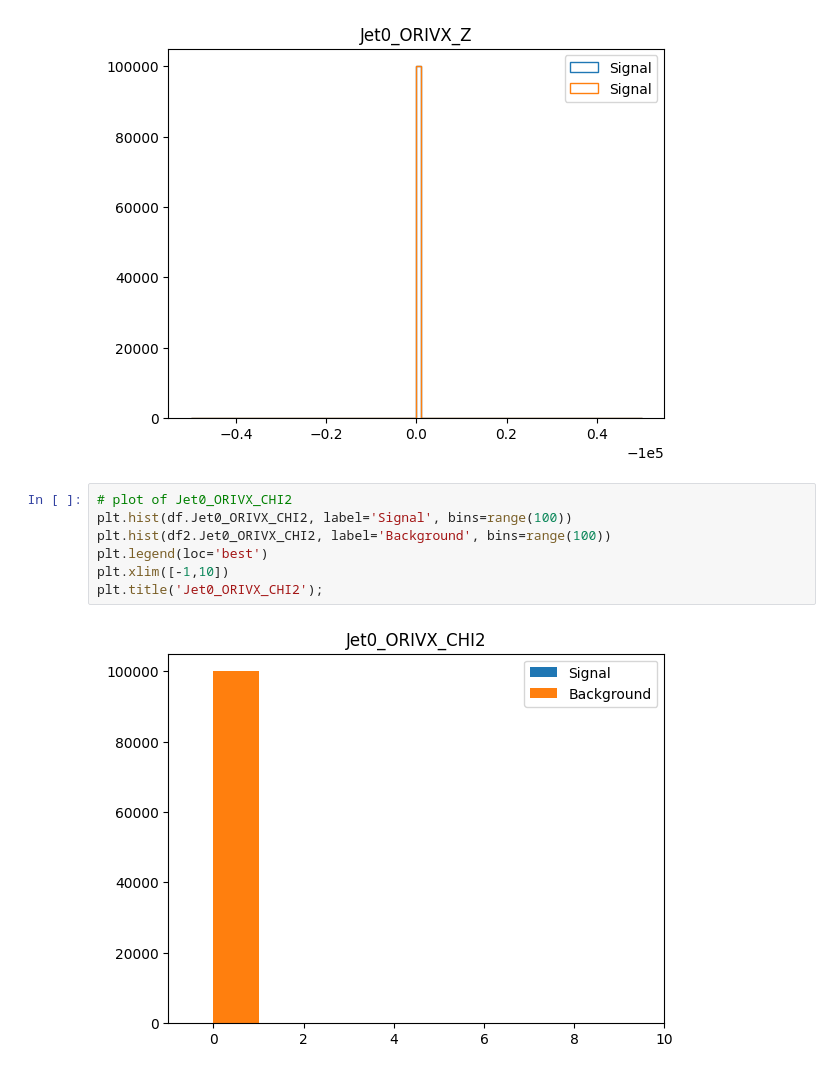
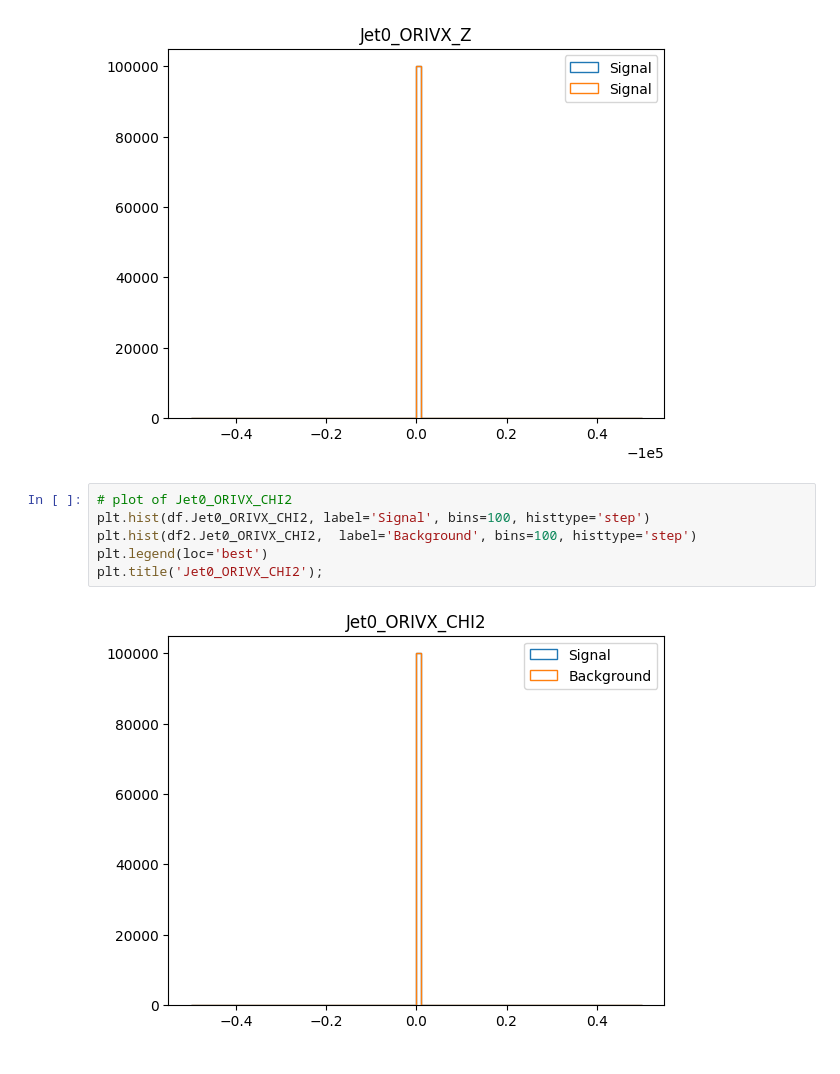
Before and after one commit to gpesticci/Jet-GNN, a Jupyter notebook: jetgnn.ipynb, the cells around one changed output. Cells and saved outputs as stored; diff of their text form.

```diff
--- a/jetgnn.ipynb
+++ b/jetgnn.ipynb
@@ -157,12 +157,11 @@ plt.title('Jet0_ORIVX_Z');
 [figure]
 # %%
 # plot of Jet0_ORIVX_CHI2
-plt.hist(df.Jet0_ORIVX_CHI2, label='Signal', bins=range(100))
-plt.hist(df2.Jet0_ORIVX_CHI2, label='Background', bins=range(100))
+plt.hist(df.Jet0_ORIVX_CHI2, label='Signal', bins=100, histtype='step')
+plt.hist(df2.Jet0_ORIVX_CHI2,  label='Background', bins=100, histtype='step')
 plt.legend(loc='best')
-plt.xlim([-1,10])
 plt.title('Jet0_ORIVX_CHI2');
 # %% [output]
-[figure, old version]
+[figure, new version]
 # %%
 # plot of Jet0_ORIVX_NDOF
```
Also changed, not shown: parts of 11 cells of this notebook.
